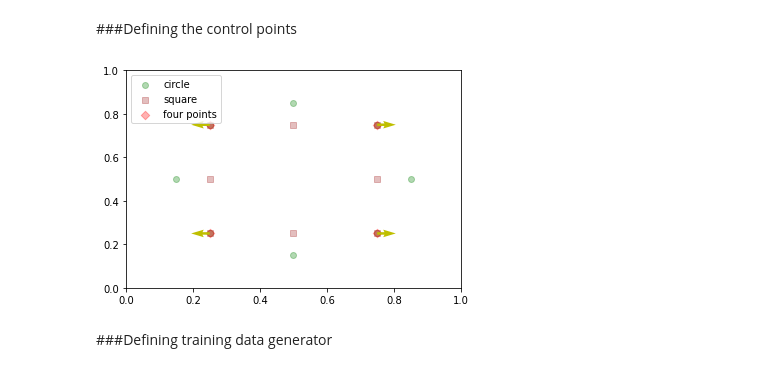
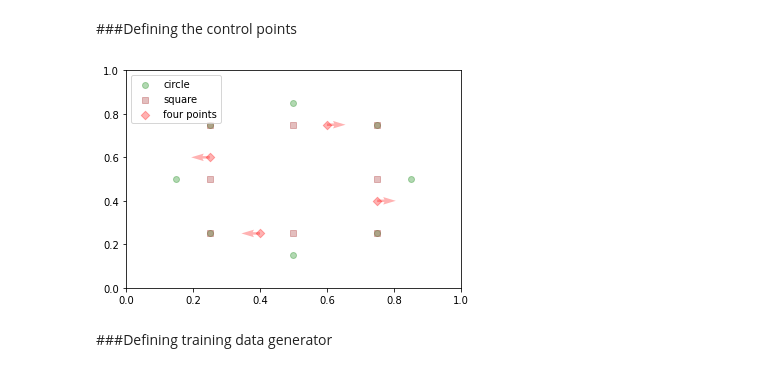
Before and after one commit to Egoago/Onlab, a Jupyter notebook: Önlab.ipynb, the cells around one changed output. Drawn from its saved outputs; the diff is of its cells as text; code cells hidden in the pictures.

Commit message:
Normal somewhat working

```diff
--- a/Önlab.ipynb
+++ b/Önlab.ipynb
@@ -40,40 +40,40 @@ square = np.array([
                    [0.75,0.75],
                    [0.5,0.75],
                    [0.25,0.75],
                    [0.25,0.5]
                    ])
 circle = np.array([
                    [0.25,0.25],
                    [0.5,0.15],
                    [0.75,0.25],
                    [0.85,0.5],
                    [0.75,0.75],
                    [0.5,0.85],
                    [0.25,0.75],
                    [0.15,0.5]
                    ])
 fourPoints = np.array([
-                   [0.25,0.25],
-                   [0.75,0.25],
-                   [0.75,0.75],
-                   [0.25,0.75],
+                   [0.4,0.25],
+                   [0.75,0.4],
+                   [0.6,0.75],
+                   [0.25,0.6],
                    ])
 foruPointsNormals = np.array([
                    [-1.0,0.0],
                    [1.0,0.0],
                    [1.0,0.0],
                    [-1.0,0.0],
                    ])
-plt.scatter(circle[:,0], circle[:,1], c='grey', marker='o', label='circle', alpha=0.3)
+plt.scatter(circle[:,0], circle[:,1], c='green', marker='o', label='circle', alpha=0.3)
 plt.scatter(square[:,0], square[:,1], c='brown', marker='s', label='square', alpha=0.3)
 plt.scatter(fourPoints[:,0], fourPoints[:,1], c='red', marker='D', label='four points', alpha=0.3)
-plt.quiver(fourPoints[:,0], fourPoints[:,1], foruPointsNormals[:,0], foruPointsNormals[:,1], color='green')
+plt.quiver(fourPoints[:,0], fourPoints[:,1], foruPointsNormals[:,0], foruPointsNormals[:,1], color='red', alpha=0.3)
 plt.legend(loc='upper left')
 plt.xlim(0, 1)
 plt.ylim(0, 1)
 plt.show()
 # %% [output]
-[figure, old version]
+[figure, new version]
 # %% [markdown]
 ###Defining training data generator
 # %%
```
Also changed, not shown: parts of 3 cells of this notebook.
